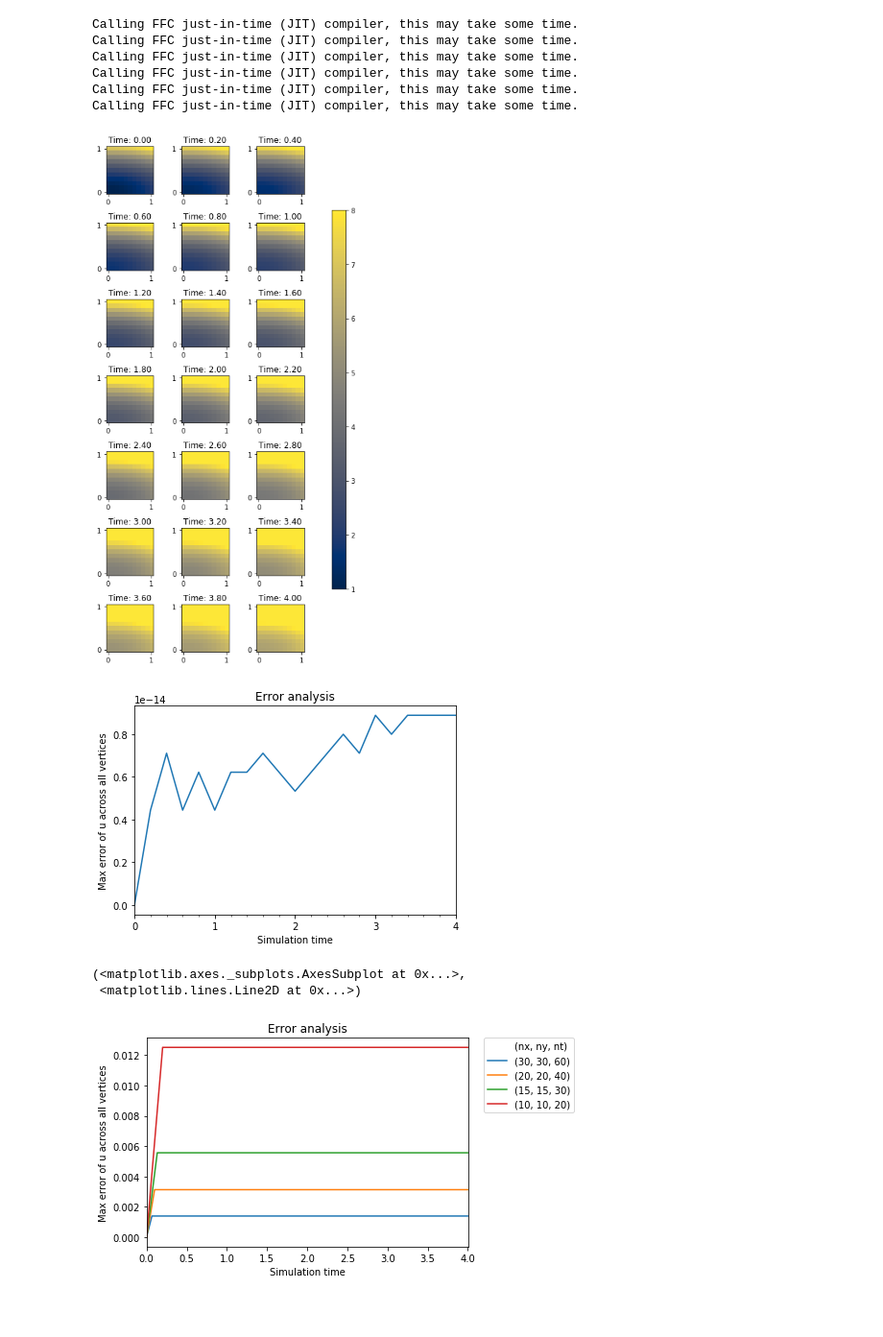
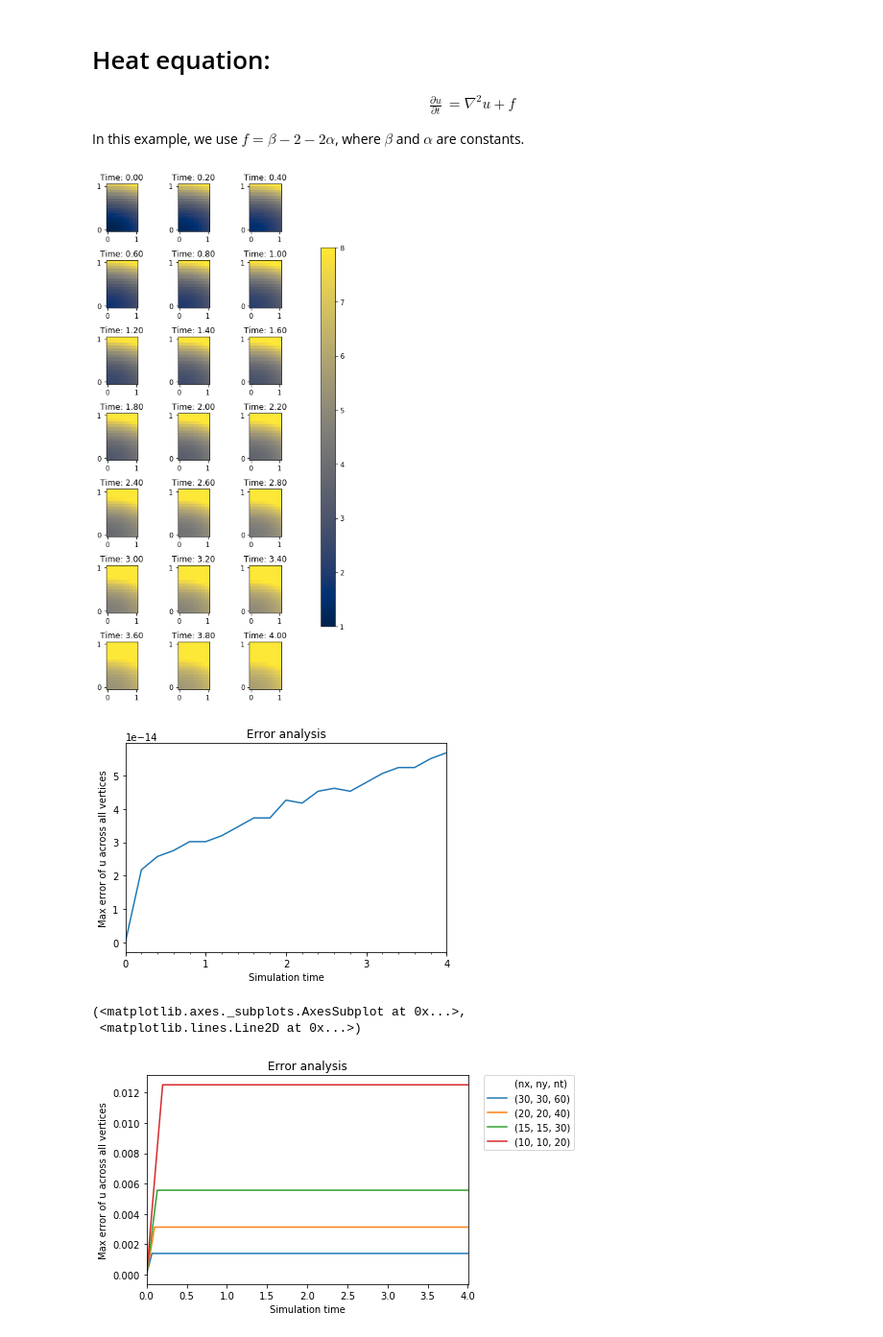
Before and after one commit to ZacharyVernec/PDE-FIND, a Jupyter notebook: Heat Equation.ipynb, the cells around one changed output. Shown at 96% size. Saved outputs shown, nothing was run; the diff lists cells and outputs as text; code cells hidden in the pictures; blank space fills up the shorter version.

Commit message:
Added cross-section checks, added latex equation title, and removed bugs for different dimension sizes

```diff
--- a/Heat Equation.ipynb
+++ b/Heat Equation.ipynb
@@ -3,10 +1,18 @@
+# %% [markdown]
+# Heat equation:
+
+\begin{align}
+\frac{\partial u}{\partial t} &= \nabla^2u + f
+\end{align}
+
+In this example, we use $f = \beta - 2 - 2\alpha$, where $\beta$ and $\alpha$ are constants.
 # %%
 from fenics import *
 import numpy as np
 from IPython.display import HTML
 import matplotlib.pyplot as plt
 # %%
-def calculate_simulation(nx, ny, nt, dt=None, tmax=None):
+def calculate_simulation(nx, ny, nt, dt=None, tmax=None, alpha=6, beta=1.2):
     if dt is not None and tmax is not None:
         raise ValueError("For a given number of points, dt and tmax cannot both be defined.")
     elif dt is None and tmax is None:
@@ -28,8 +34,6 @@ def calculate_simulation(nx, ny, nt, dt=None, tmax=None):
     # Boundary setup
     def boundary(x, on_boundary):
         return on_boundary
-    alpha = 6
-    beta = 1.2
     u_D = Expression('1 + x[0]*x[0] + alpha*x[1]*x[1] + beta*t', degree=2, alpha=alpha, beta=beta, t=0)
     bc = DirichletBC(V, u_D, boundary)
 
@@ -60,8 +64,8 @@ def calculate_simulation(nx, ny, nt, dt=None, tmax=None):
         u_n.assign(u)
 
         #Get error
-        vertex_values_u_D = u_D.compute_vertex_values(mesh).reshape(nx+1, ny+1)
-        vertex_values_u = u.compute_vertex_values(mesh).reshape(nx+1, ny+1)
+        vertex_values_u_D = u_D.compute_vertex_values(mesh)
+        vertex_values_u = u.compute_vertex_values(mesh)
         error_L2 = errornorm(u_D, u_n, norm_type='L2')
         error_max = np.max(np.abs(vertex_values_u_D - vertex_values_u))
 
@@ -73,14 +77,7 @@ def calculate_simulation(nx, ny, nt, dt=None, tmax=None):
 
     return mesh_info, logs
 
-mesh_info, logs = calculate_simulation(10, 10, 20, tmax=4.0)
+mesh_info, logs = calculate_simulation(10, 15, 20, tmax=4.0)
-# %% [output]
-Calling FFC just-in-time (JIT) compiler, this may take some time.
-Calling FFC just-in-time (JIT) compiler, this may take some time.
-Calling FFC just-in-time (JIT) compiler, this may take some time.
-Calling FFC just-in-time (JIT) compiler, this may take some time.
-Calling FFC just-in-time (JIT) compiler, this may take some time.
-Calling FFC just-in-time (JIT) compiler, this may take some time.
 # %%
 def display_simulation(mesh_info, logs, nplots_max=None, nrows_max=None, show_bounds=False):
 
@@ -102,43 +99,43 @@ def display_simulation(mesh_info, logs, nplots_max=None, nrows_max=None, show_bo
 
     ncols = int(np.ceil(nplots/nrows_max))
     nrows = int(np.ceil(nplots/ncols))
-    figsize = [2*ncols, 0.8*nrows*2]     # figure size, inches
+    figsize = np.array([ncols, 0.8*nrows])*2     # figure size, inches
     scalemin, scalemax = 1.0, 8.0 #Decided arbitrarily to scale the plots to a standard scale.
                                #Ideally, we would scale everything based on the min and max over all time,
                                #but here we are plotting before doing the entire calculation.
 
     fig, axes = plt.subplots(nrows=nrows, ncols=ncols, figsize=figsize)
 
 
     for i in range(nplots):
         axi = axes.flat[i]
         # i runs from 0 to (nrows*ncols-1)
         # axi is equivalent with ax[rowid][colid]
-        vertex_values_u = u_hist[i].compute_vertex_values(mesh).reshape(nx+1, ny+1)
-        img = axi.imshow(vertex_values_u, origin='lower', extent=(-0.05, 1.05, -0.05, 1.05), cmap='cividis', vmin=scalemin, vmax=scalemax)
-
+        vertex_values_u = u_hist[i].compute_vertex_values(mesh).reshape(ny+1, nx+1)
+        img = axi.imshow(vertex_values_u, origin='lower', extent=(-0.05, 1.05, -0.05, 1.05), aspect=ny/nx,
+                         cmap='cividis', vmin=scalemin, vmax=scalemax)
         axi.set_title(f'Time: {t_hist[i]:.2f}')
 
         if show_bounds:
             maj_locator = plt.FixedLocator([0, 1])
         if not show_bounds:
             maj_locator = plt.NullLocator()
         axi.xaxis.set_major_locator(maj_locator)
         axi.yaxis.set_major_locator(maj_locator)
         axi.xaxis.set_minor_locator(plt.NullLocator())
         axi.yaxis.set_minor_locator(plt.NullLocator())
 
     plt.tight_layout(True)
 
     fig.subplots_adjust(right=0.8)
     cbar_ax = fig.add_axes([0.85, 0.15, 0.05, 0.7])
     fig.colorbar(img, cax=cbar_ax)
 
     plt.show()
 
 display_simulation(mesh_info, logs, nrows_max=7, show_bounds=True)
 # %% [output]
-[figure, old version]
+[figure, new version]
 # %%
 def display_error(error_type, mesh_info, logs, prev_ax=None, major_ticks_period=1, show=True):
     #the simulation time is displayed every 'major_ticks_period' times the timestep dt
@@ -165,7 +162,7 @@ def display_error(error_type, mesh_info, logs, prev_ax=None, major_ticks_period=
 
 display_error('max', mesh_info, logs, major_ticks_period=5)
 # %% [output]
-[figure, old version]
+[figure, new version]
 (<matplotlib.axes._subplots.AxesSubplot at 0x...>,
  <matplotlib.lines.Line2D at 0x...>)
 # %%
```
Also changed, not shown: parts of 9 cells of this notebook.
